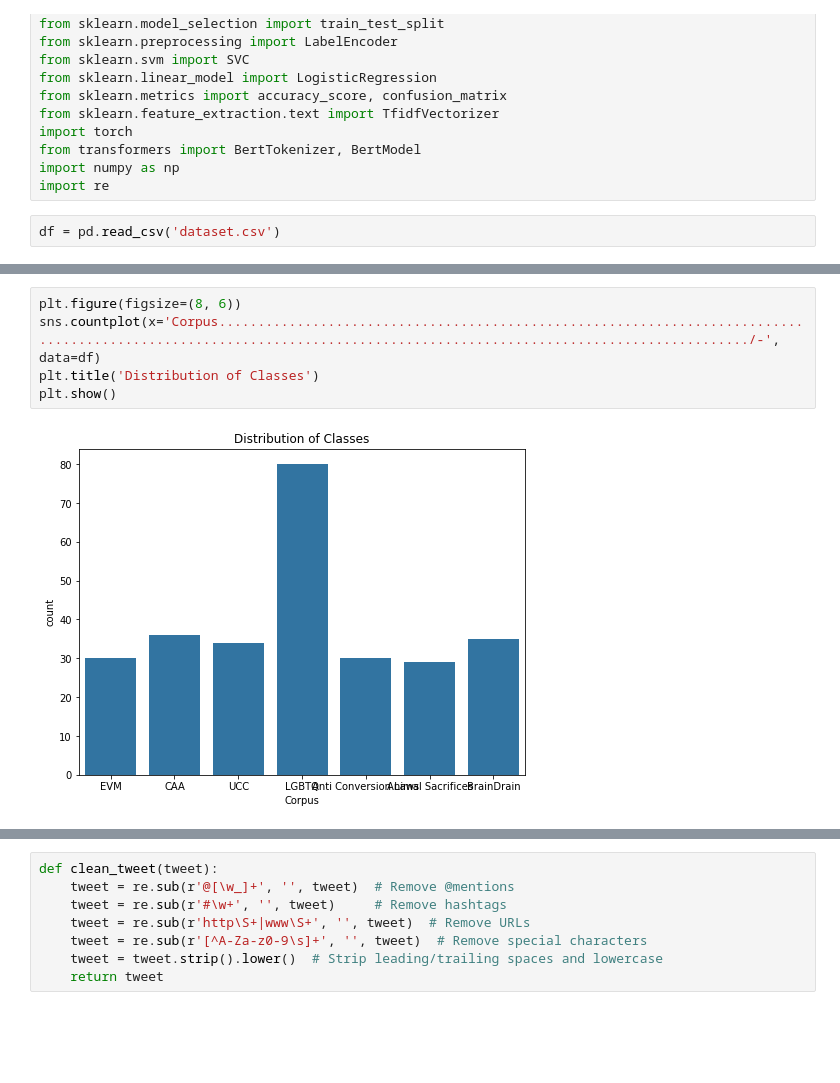
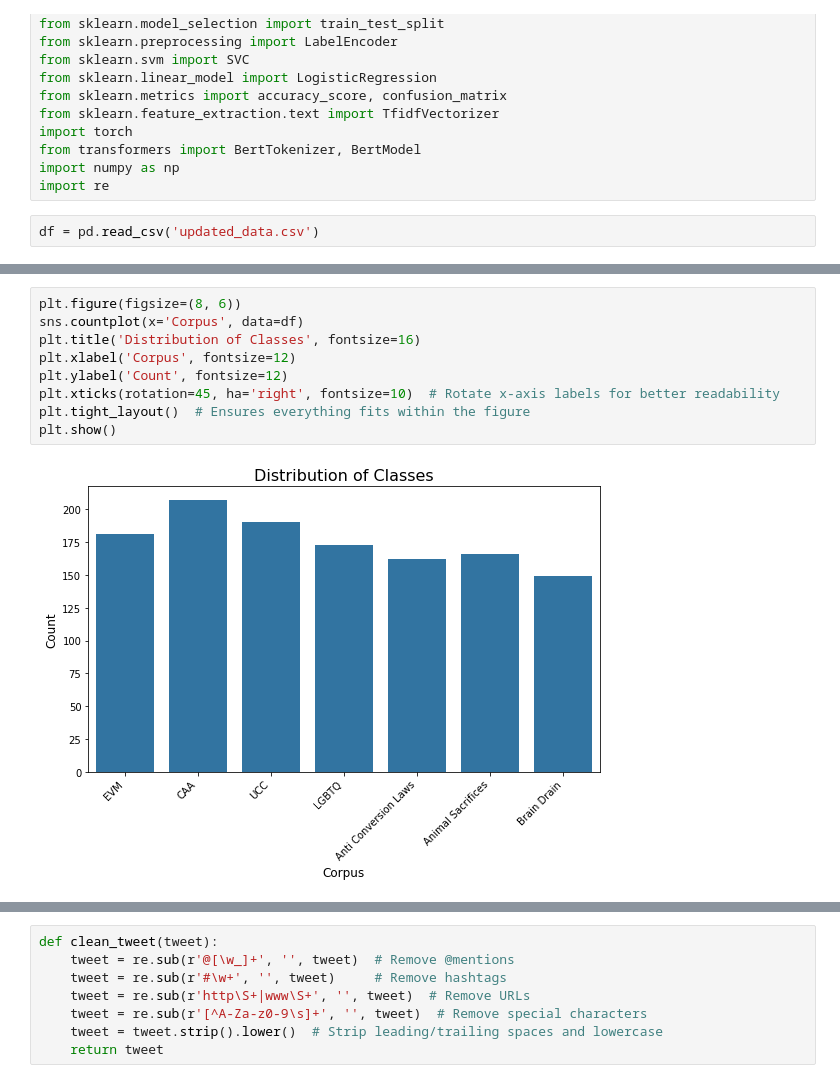
Before and after one commit to nlvmadhav/moralFoundations, a Jupyter notebook: model.ipynb, the cells around one changed output, grey strips where cells are left out. Drawn from its saved outputs; the diff is of its cells as text; blank space fills up the shorter version.

```diff
--- a/model.ipynb
+++ b/model.ipynb
@@ -13,7 +13,7 @@ from transformers import BertTokenizer, BertModel
 import numpy as np
 import re
 # %%
-df = pd.read_csv('dataset.csv')
+df = pd.read_csv('updated_data.csv')
 # %%
 print(df.head())  # Display first few rows
 print(df.info())  # Display dataset info (types, nulls, etc.)
@@ -39,10 +63,14 @@ max      1.000000
 # %%
 plt.figure(figsize=(8, 6))
-sns.countplot(x='Corpus....................................................................................................................................................................../-', data=df)
-plt.title('Distribution of Classes')
+sns.countplot(x='Corpus', data=df)
+plt.title('Distribution of Classes', fontsize=16)
+plt.xlabel('Corpus', fontsize=12)
+plt.ylabel('Count', fontsize=12)
+plt.xticks(rotation=45, ha='right', fontsize=10)  # Rotate x-axis labels for better readability
+plt.tight_layout()  # Ensures everything fits within the figure
 plt.show()
 # %% [output]
-[figure, old version]
+[figure, new version]
 # %%
 plt.figure(figsize=(8, 6))
 sns.countplot(x='Foundation', data=df)
```
Also changed, not shown: parts of 13 cells of this notebook, 3 other files.
